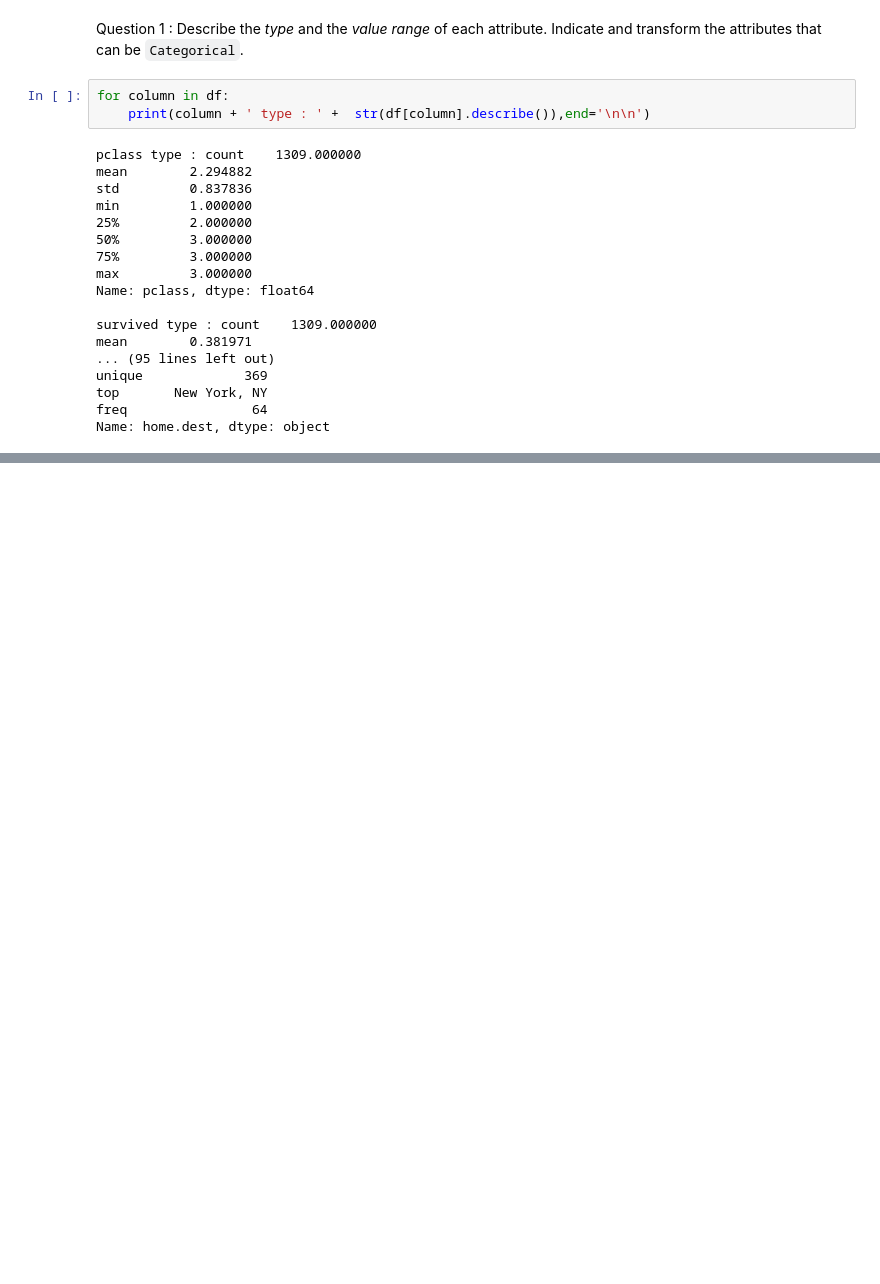
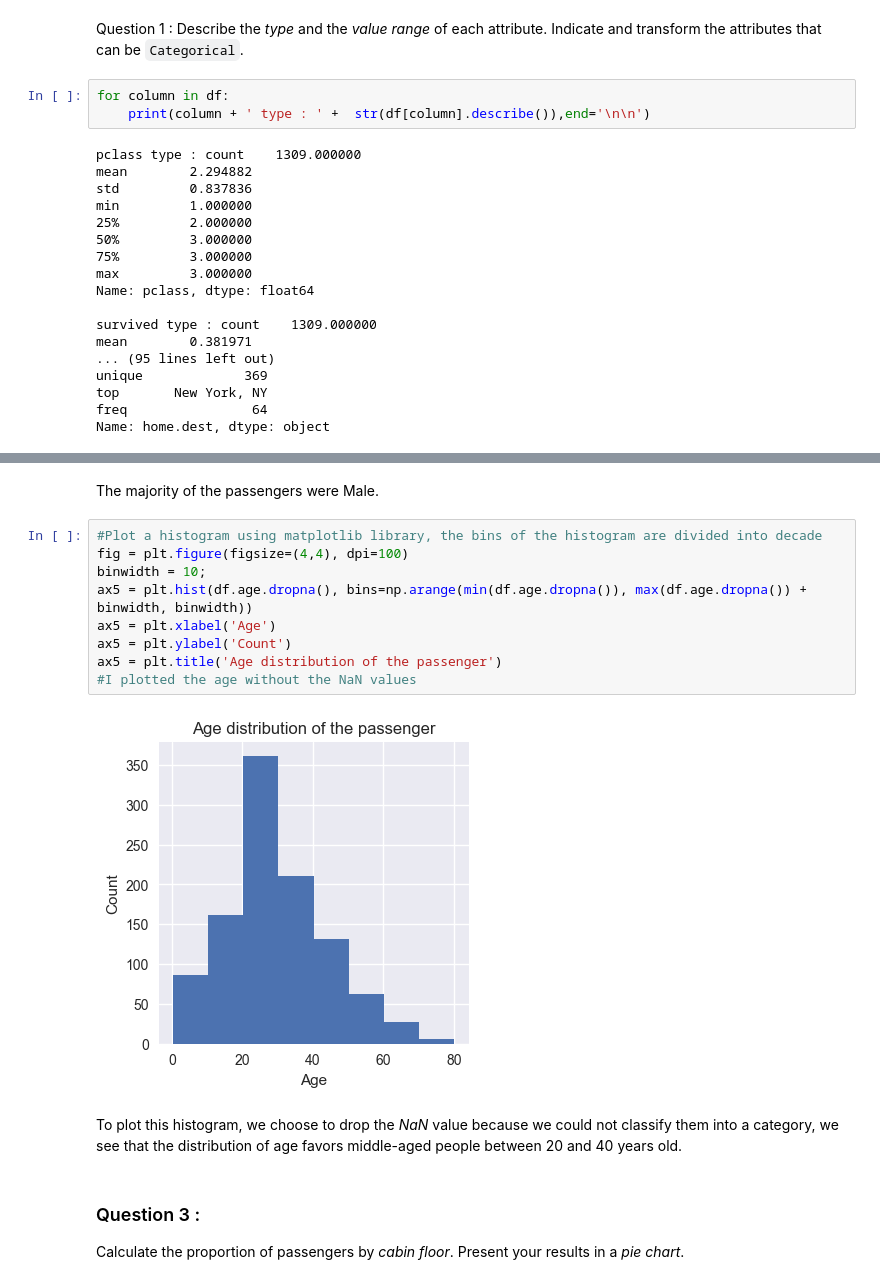
Before and after one commit to SCHValaris/ADA_Homeworks, a Jupyter notebook: Draft_Homework1/Homework1_Clement.ipynb, the cells around one changed output, grey strips where cells are left out. Drawn from its saved outputs; the diff is of its cells as text; blank space fills up the shorter version.

```diff
--- a/Draft_Homework1/Homework1_Clement.ipynb
+++ b/Draft_Homework1/Homework1_Clement.ipynb
@@ -327,0 +164,18 @@ Index is unique : True
+# %% [markdown]
+The majority of the passengers were Male.
+# %%
+#Plot a histogram using matplotlib library, the bins of the histogram are divided into decade
+fig = plt.figure(figsize=(4,4), dpi=100)
+binwidth = 10;
+ax5 = plt.hist(df.age.dropna(), bins=np.arange(min(df.age.dropna()), max(df.age.dropna()) + binwidth, binwidth))
+ax5 = plt.xlabel('Age')
+ax5 = plt.ylabel('Count')
+ax5 = plt.title('Age distribution of the passenger')
+#I plotted the age without the NaN values
+# %% [output]
+[figure, added]
+# %% [markdown]
+To plot this histogram, we choose to drop the *NaN* value because we could not classify them into a category, we see that the distribution of age favors middle-aged people between 20 and 40 years old.
+# %% [markdown]
+### Question 3 :
+Calculate the proportion of passengers by *cabin floor*. Present your results in a *pie chart*.
```
Also changed, not shown: parts of 43 cells of this notebook.
